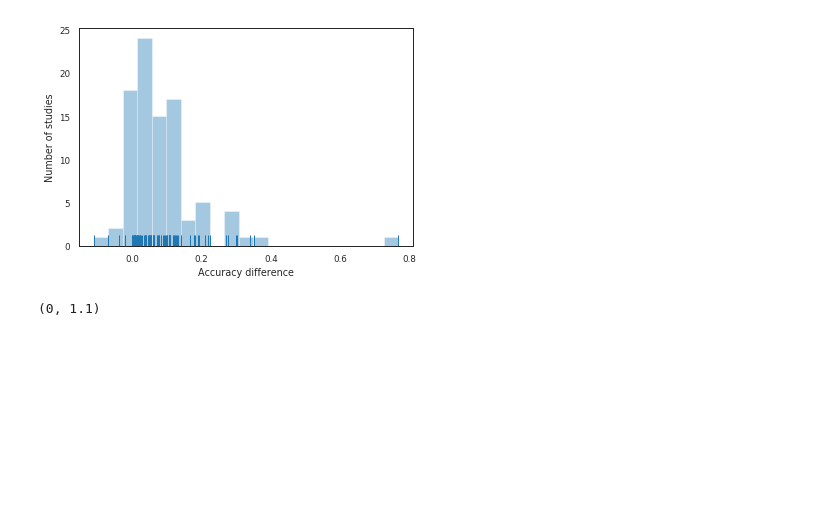
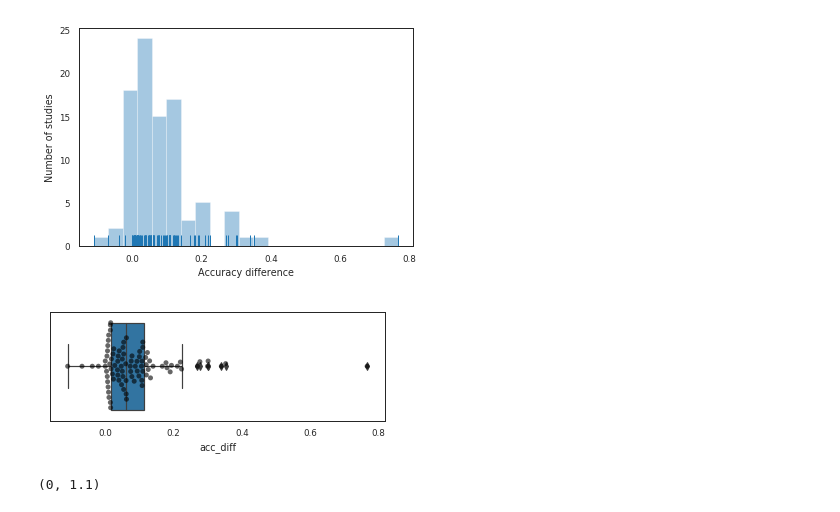
Before and after one commit to hubertjb/dl-eeg-review, a Jupyter notebook: notebooks/reporting_results_sandbox.ipynb, the cells around one changed output. Drawn from its saved outputs; the diff is of its cells as text; code cells hidden in the pictures; blank space fills up the shorter version.

Commit message:
updating data items table and results notebook

```diff
--- a/notebooks/reporting_results_sandbox.ipynb
+++ b/notebooks/reporting_results_sandbox.ipynb
@@ -150,6 +150,12 @@ ax.set_ylabel('Number of studies')
 # %% [output]
 Text(0,0.5,'Number of studies')
 [figure]
+# %%
+fig, ax = plt.subplots(figsize=(6, 2))
+ax = sns.boxplot(x='acc_diff', data=diff_df)
+ax = sns.swarmplot(x='acc_diff', data=diff_df, color="0", alpha=0.6)
+# %% [output]
+[figure, added]
 # %%
 # Pivot dataframe to plot proposed vs. baseline accuracy as a scatterplot
 best_df['citation_task'] = best_df[['Citation', 'Task']].apply(lambda x: ' ['.join(x) + ']', axis=1)
```
Also changed, not shown: parts of 4 cells of this notebook, 16 other files.
